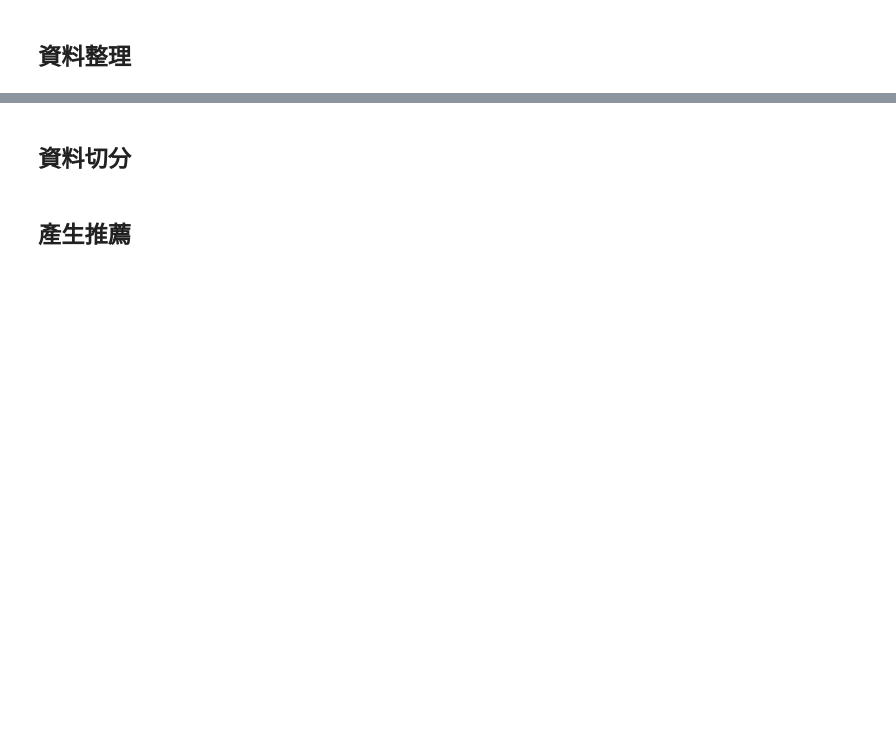
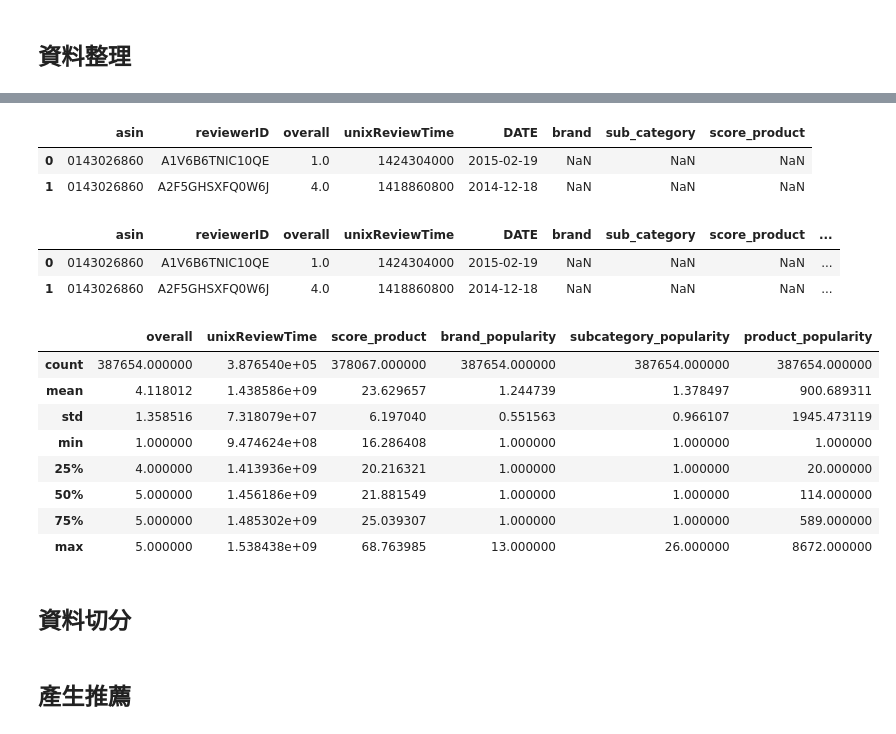
Before and after one commit to pearlpeiwenhuang/data-course-sample, a Jupyter notebook: sample.ipynb, the cells around one changed output, grey strips where cells are left out. Saved outputs shown, nothing was run; the diff lists cells and outputs as text; code cells hidden in the pictures; blank space fills up the shorter version.

Commit message:
combine metadata and ratings

```diff
--- a/sample.ipynb
+++ b/sample.ipynb
@@ -151,3 +163,39 @@ only showing top 2 rows
+# %%
+metadata_pd = metadata_selected.toPandas()
+# %%
+ratings['DATE'] = pd.to_datetime(ratings['unixReviewTime'], unit='s')
+# ratings = ratings.select("asin", "reviewerID", col("overall").cast(DoubleType()).alias("overall")
+#               , func.from_unixtime("unixReviewTime","yyyy-MM-dd HH:mm:ss").alias("timestamp"))
+# %%
+ratings_metadata = pd.merge(ratings,metadata_pd,on='asin',how='left')
+ratings_metadata.head(2)
+# %% [output]
+|  | asin | reviewerID | overall | unixReviewTime | DATE | brand | sub_category | score_product |
+| 0 | 0143026860 | A1V6B6TNIC10QE | 1.0 | 1424304000 | 2015-02-19 | NaN | NaN | NaN |
+| 1 | 0143026860 | A2F5GHSXFQ0W6J | 4.0 | 1418860800 | 2014-12-18 | NaN | NaN | NaN |
+# %%
+ratings_metadata['brand_popularity'] = ratings_metadata.groupby(["reviewerID", "brand"])["asin"].transform('count')
+ratings_metadata['brand_popularity'].fillna(1, inplace=True)
+ratings_metadata['subcategory_popularity'] = ratings_metadata.groupby(["reviewerID", "sub_category"])["asin"].transform('count')
+ratings_metadata['subcategory_popularity'].fillna(1, inplace=True)
+ratings_metadata['product_popularity'] = ratings_metadata.groupby(["asin"])["reviewerID"].transform('count')
+ratings_metadata.head(2)
+# %% [output]
+|  | asin | reviewerID | overall | unixReviewTime | DATE | brand | sub_category | score_product | ... |
+| 0 | 0143026860 | A1V6B6TNIC10QE | 1.0 | 1424304000 | 2015-02-19 | NaN | NaN | NaN | ... |
+| 1 | 0143026860 | A2F5GHSXFQ0W6J | 4.0 | 1418860800 | 2014-12-18 | NaN | NaN | NaN | ... |
+# %%
+ratings_metadata.describe()
+# %% [output]
+|  | overall | unixReviewTime | score_product | brand_popularity | subcategory_popularity | product_popularity |
+| count | 387654.000000 | 3.876540e+05 | 378067.000000 | 387654.000000 | 387654.000000 | 387654.000000 |
+| mean | 4.118012 | 1.438586e+09 | 23.629657 | 1.244739 | 1.378497 | 900.689311 |
+| std | 1.358516 | 7.318079e+07 | 6.197040 | 0.551563 | 0.966107 | 1945.473119 |
+| min | 1.000000 | 9.474624e+08 | 16.286408 | 1.000000 | 1.000000 | 1.000000 |
+| 25% | 4.000000 | 1.413936e+09 | 20.216321 | 1.000000 | 1.000000 | 20.000000 |
+| 50% | 5.000000 | 1.456186e+09 | 21.881549 | 1.000000 | 1.000000 | 114.000000 |
+| 75% | 5.000000 | 1.485302e+09 | 25.039307 | 1.000000 | 1.000000 | 589.000000 |
+| max | 5.000000 | 1.538438e+09 | 68.763985 | 13.000000 | 26.000000 | 8672.000000 |
 # %% [markdown]
 ## 資料切分
 # %%
```
Also changed, not shown: parts of 14 cells of this notebook.
